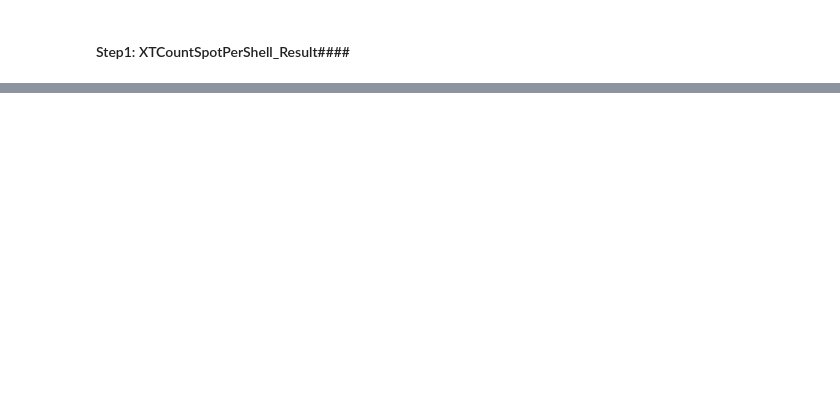
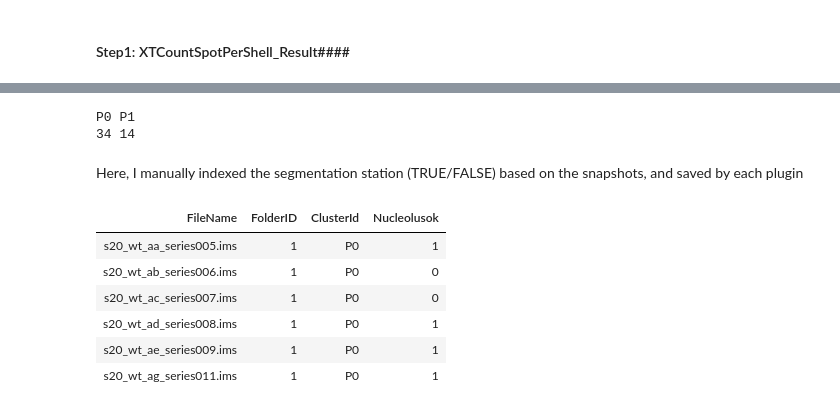
Before and after one commit to Menigedegna/Point-Pattern-Analysis, a Jupyter notebook: RNA PolII Data processing.ipynb, the cells around one changed output, grey strips where cells are left out. Drawn from its saved outputs; the diff is of its cells as text; code cells hidden in the pictures; blank space fills up the shorter version.

```diff
--- a/RNA PolII Data processing.ipynb
+++ b/RNA PolII Data processing.ipynb
@@ -350,0 +435,22 @@ rm(res, CleanDf, res.long)
+# %%
+table(FileName$ClusterId)
+# %% [output]
+P0 P1
+34 14
+# %% [markdown]
+Here, I manually indexed the segmentation station (TRUE/FALSE) based on the snapshots, and saved by each plugin
+# %%
+#MotherFolder<- "/home/nani/smb4k/BOTSERV4.UZH.CH/gr_ug_ext/mashen2/Result0309/s20_Wt" #for linux
+MotherFolder<- "Z:\\Result0309\\s20_Wt" #for windows
+FilePath=paste(MotherFolder, "FileNames.csv", sep="/") #on linux
+#FilePath=paste(MotherFolder, "FileNames.csv", sep="\\") #on windows
+SelectedIMages <- read.csv(file=FilePath, header = TRUE, sep = ",")
+head(SelectedIMages)
+# %% [output]
+| FileName | FolderID | ClusterId | Nucleolusok |
+| s20_wt_aa_series005.ims | 1 | P0 | 1 |
+| s20_wt_ab_series006.ims | 1 | P0 | 0 |
+| s20_wt_ac_series007.ims | 1 | P0 | 0 |
+| s20_wt_ad_series008.ims | 1 | P0 | 1 |
+| s20_wt_ae_series009.ims | 1 | P0 | 1 |
+| s20_wt_ag_series011.ims | 1 | P0 | 1 |
```
Also changed, not shown: parts of 25 cells of this notebook, 1 other file.
